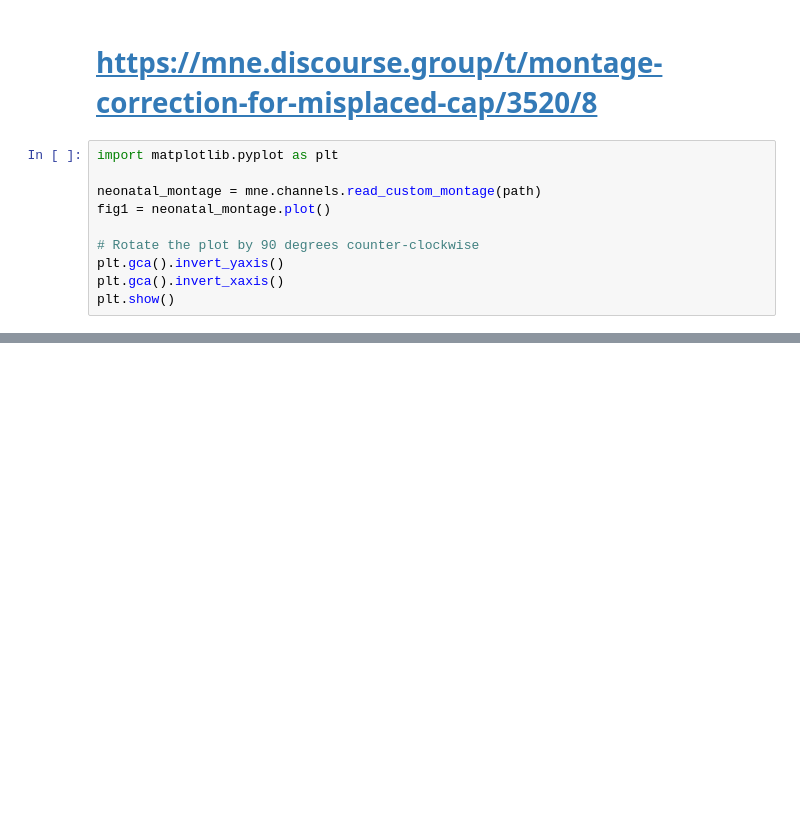
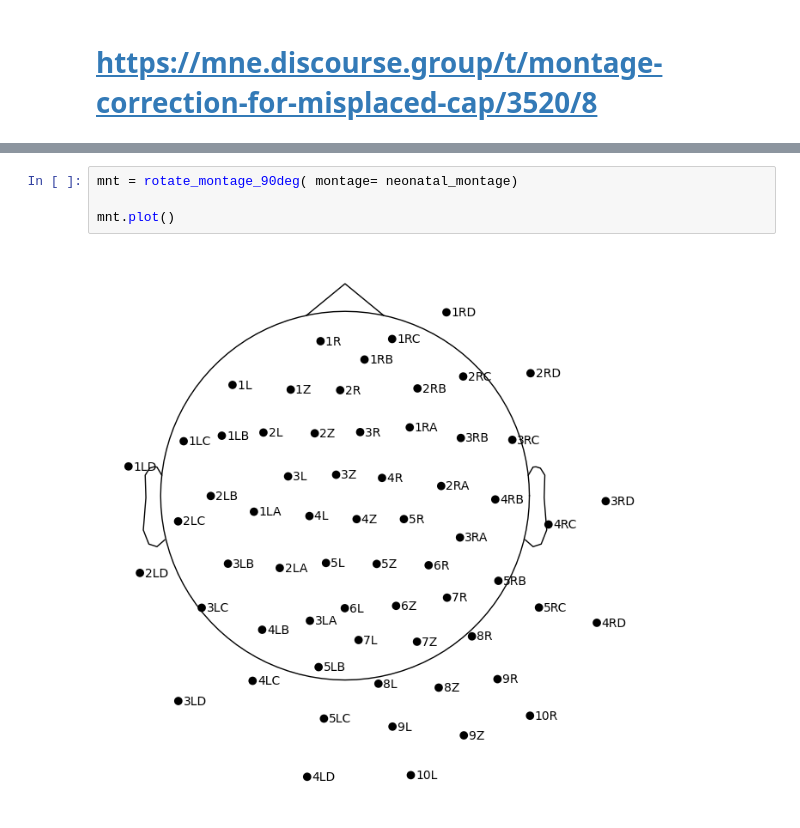
Before and after one commit to ovi-lab/EEG-oddball-task, a Jupyter notebook: src/sandbox.ipynb, the cells around one changed output, grey strips where cells are left out. Drawn from its saved outputs; the diff is of its cells as text; blank space fills up the shorter version.

```diff
--- a/src/sandbox.ipynb
+++ b/src/sandbox.ipynb
@@ -44,13 +40,3 @@ fig = neonatal_montage.plot(sphere=(0.03, 0.02, 0.01, 0.075))
 import matplotlib.pyplot as plt
 # %% [markdown]
 # https://mne.discourse.group/t/montage-correction-for-misplaced-cap/3520/8
-# %%
-import matplotlib.pyplot as plt
-
-neonatal_montage = mne.channels.read_custom_montage(path)
-fig1 = neonatal_montage.plot()
-
-# Rotate the plot by 90 degrees counter-clockwise
-plt.gca().invert_yaxis()
-plt.gca().invert_xaxis()
-plt.show()
@@ -59,0 +183,6 @@ plt.show()
+# %%
+mnt = rotate_montage_90deg( montage= neonatal_montage)
+
+mnt.plot()
+# %% [output]
+[figure, added]
```
Also changed, not shown: parts of 8 cells of this notebook, 3 other files.
